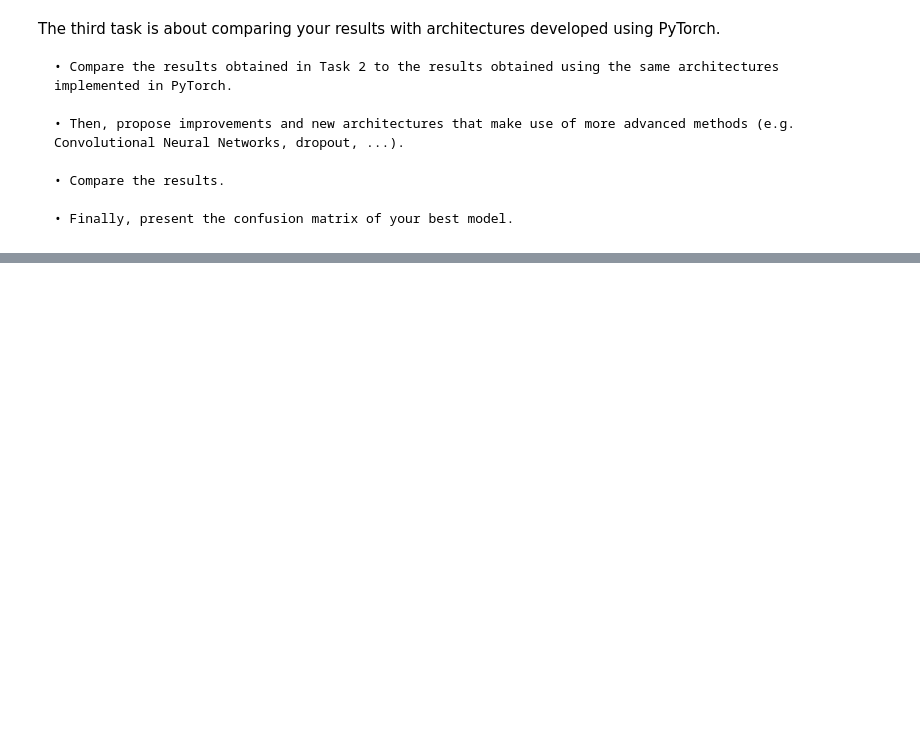
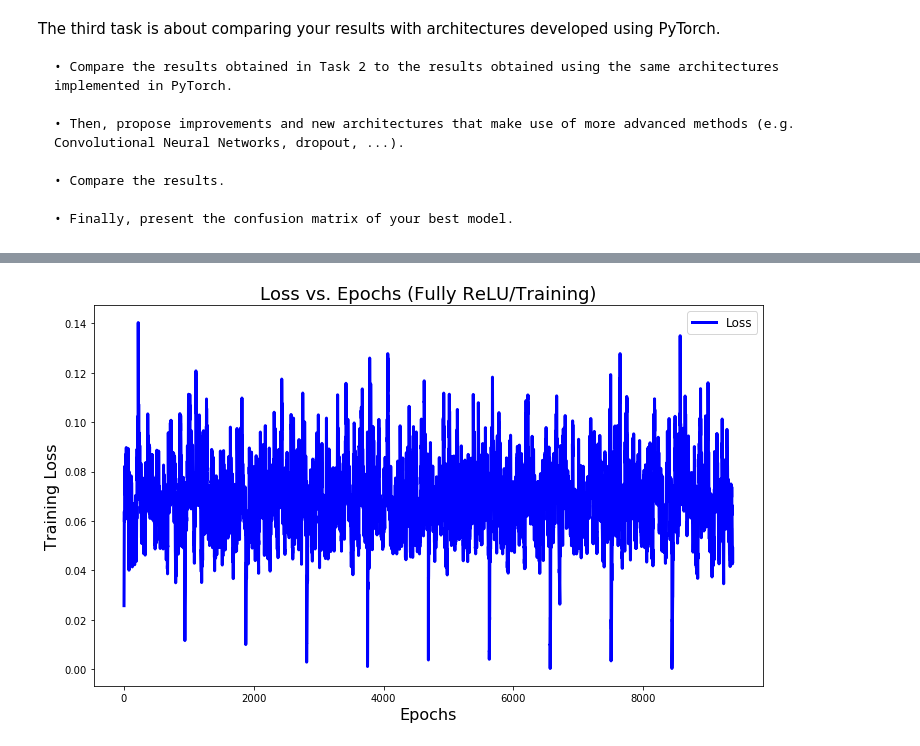
Before and after one commit to Assassinsarms/INM702_Coursework, a Jupyter notebook: T3Aaron_Mir_INM702_Task_3.ipynb, the cells around one changed output, grey strips where cells are left out. Cells and saved outputs as stored; diff of their text form; code cells hidden in the pictures; blank space fills up the shorter version.

```diff
--- a/T3Aaron_Mir_INM702_Task_3.ipynb
+++ b/T3Aaron_Mir_INM702_Task_3.ipynb
@@ -25,0 +173,25 @@ device(type='cuda')
+# %%
+model2 = Neural_Network2().to(device)
+optimiser = optim.Adam(model2.parameters(), lr=0.01, betas=(0.9, 0.999), eps=0.0000001)
+loss_fn = nn.CrossEntropyLoss()
+# %%
+epochs = 10
+history=[]
+for epoch in range(epochs):
+    avg_loss = 0
+    for batch, (X_train, y_train) in enumerate(train_loader):         #for each batch of images
+        #------------Moving to device---------#
+        X = X_train.to(device)
+        y = y_train.to(device)
+        #------------Forward Pass---------#
+        optimiser.zero_grad()
+        X, y = Variable(X), Variable(y)
+        y_pred = model(X)
+        loss = loss_fn(y_pred, y)
+        #------------Recording results---------#
+        avg_loss = avg_loss * 0.9 + loss.data * 0.1
+        history.append(avg_loss)
+        #------------Backward Pass---------#
+        loss.backward()
+        optimiser.step()
+    print(f'epoch: {epoch}, train loss: {avg_loss:.6f}')
@@ -25,0 +209,10 @@ device(type='cuda')
+# %%
+plt.figure(figsize=(12, 7))
+plt.plot(history, 'b', linewidth=3.0, label='Loss')
+plt.title('Loss vs. Epochs (Fully ReLU/Training)', fontsize=18)
+plt.xlabel('Epochs', fontsize=16)
+plt.ylabel('Training Loss', fontsize=16)
+plt.legend(fontsize=12)
+plt.show()
+# %% [output]
+[figure, added]
```
Also changed, not shown: parts of 20 cells of this notebook, 10 other files.
